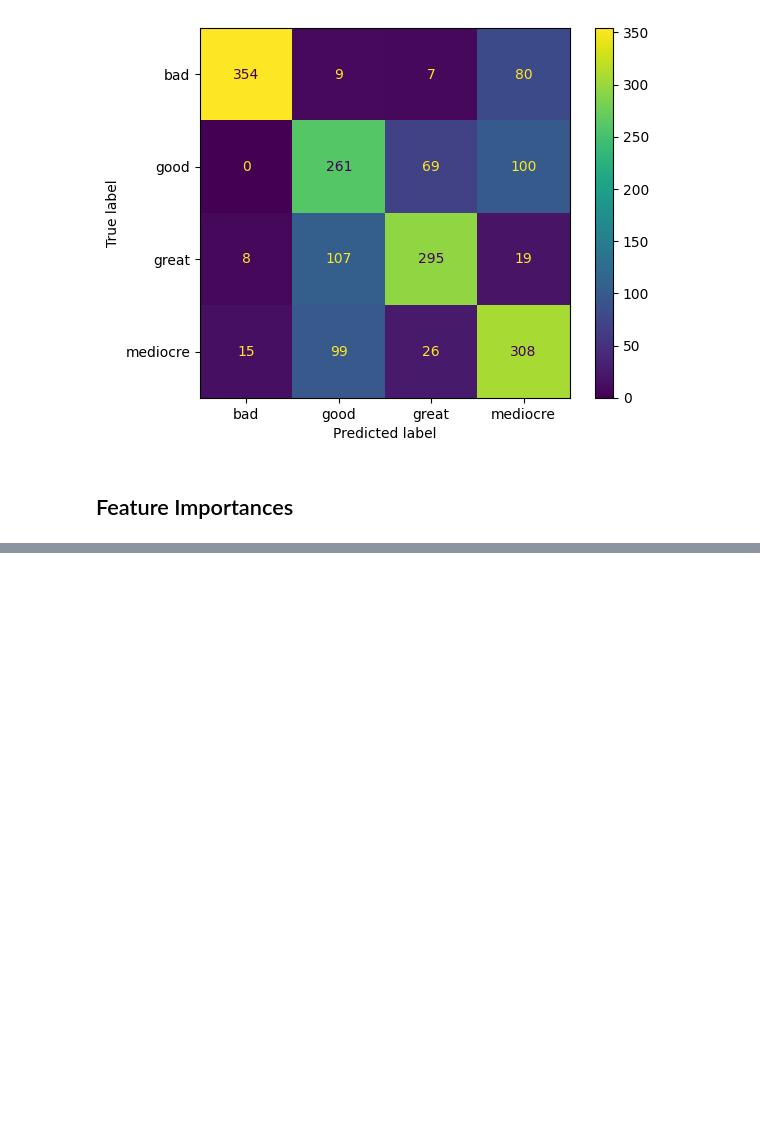
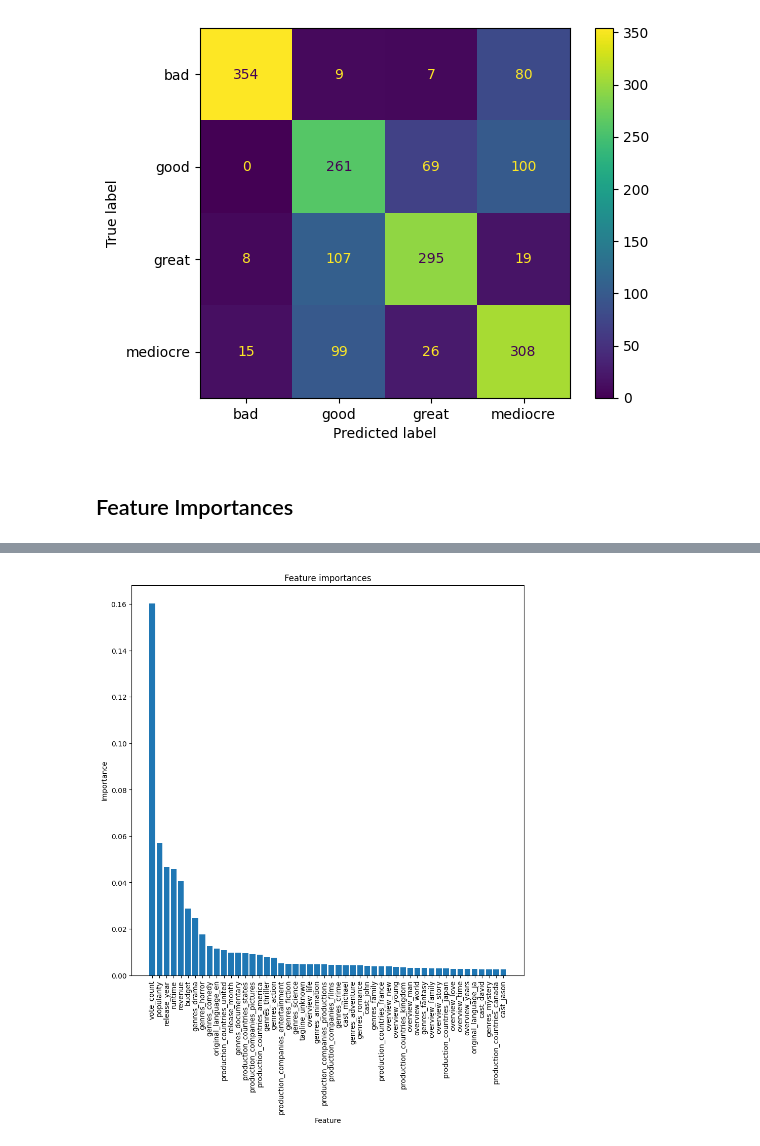
Before and after one commit to jkciesluk/explainable_ai, a Jupyter notebook: random_forest.ipynb, the cells around one changed output, grey strips where cells are left out. Cells and saved outputs as stored; diff of their text form; code cells hidden in the pictures; blank space fills up the shorter version.

Commit message:
Added feature importances for the tuned random forest

```diff
--- a/random_forest.ipynb
+++ b/random_forest.ipynb
@@ -410,0 +333,31 @@ plt.show()
+# %%
+# Get feature names for numerical columns (unchanged)
+numeric_feature_names = numerical_features
+
+# Get feature names for categorical columns (OneHotEncoder expands them)
+cat_encoder = preprocessor.named_transformers_['cat'][1]  # OneHotEncoder
+cat_feature_names = cat_encoder.get_feature_names_out(categorical_features)
+
+# Generate feature names for text and list-based columns (TfidfVectorizer)
+text_and_list_feature_names = []
+for text_col in ['overview', 'tagline', 'genres', 'production_companies', 'production_countries', 'cast', 'directors']:
+    vectorizer = preprocessor.named_transformers_[text_col]['tfidf']  # Access the TfidfVectorizer
+    feature_names = vectorizer.get_feature_names_out()  # Get the names of the 100 features
+    # Add the column name as a prefix to each feature name to distinguish them
+    text_and_list_feature_names.extend([f"{text_col}_{name}" for name in feature_names])
+
+# Combine all feature names
+all_feature_names = numeric_feature_names + list(cat_feature_names) + text_and_list_feature_names
+
+# Ensure that all_feature_names length matches feature_importances length
+print(f"Length of feature names: {len(all_feature_names)}")
+print(f"Length of feature importances: {len(best_rf_model.feature_importances_)}")
+
+# Create DataFrame for feature importances
+feature_importances_df = pd.DataFrame({'feature': all_feature_names, 'importance': best_rf_model.feature_importances_})
+
+# Sort the DataFrame by feature importance
+feature_importances_df = feature_importances_df.sort_values('importance', ascending=False)
+
+# Print the result
+print(feature_importances_df)
@@ -410,0 +402,11 @@ plt.show()
+# %%
+# plot as bars first 50 feature importances, with no labels
+plt.figure(figsize=(10, 10))
+plt.bar(range(50), feature_importances_df['importance'][:50], align='center')
+plt.xticks(range(50), feature_importances_df['feature'][:50], rotation=90)
+plt.title('Feature importances')
+plt.ylabel('Importance')
+plt.xlabel('Feature')
+plt.show()
+# %% [output]
+[figure, added]
```
Also changed, not shown: parts of 8 cells of this notebook.
